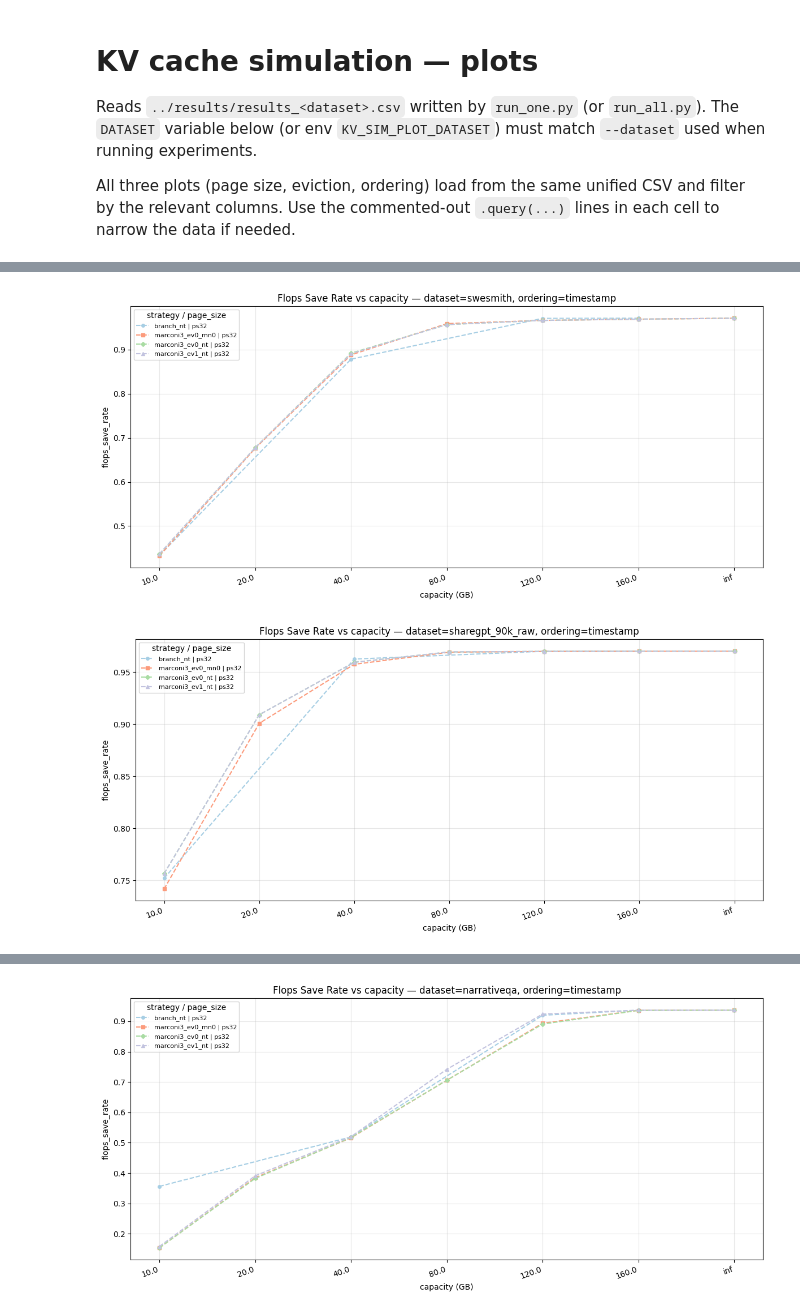
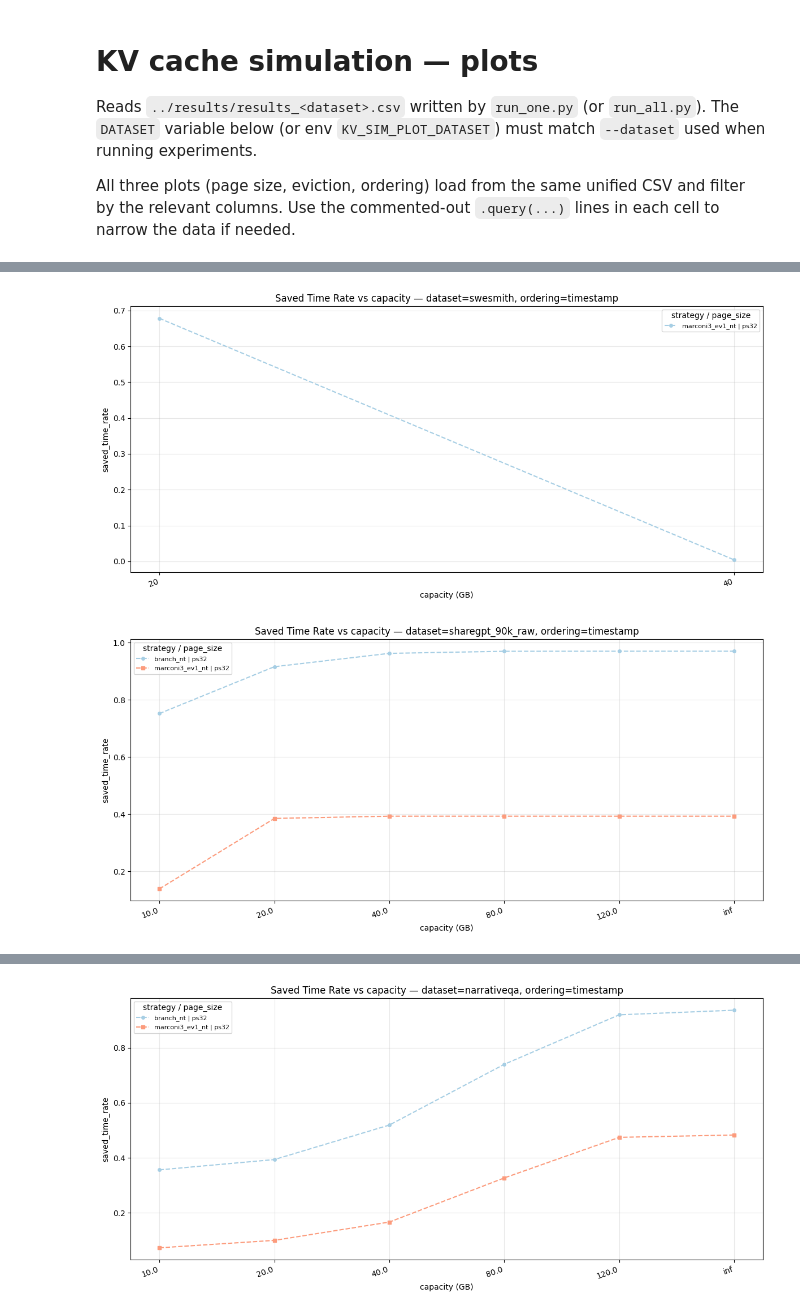
Before and after one commit to howarlii/LLM-prefix-caching-simulator, a Jupyter notebook: analysis/plot_results.ipynb, the cells around one changed output, grey strips where cells are left out. Drawn from its saved outputs; the diff is of its cells as text; code cells hidden in the pictures.

```diff
--- a/analysis/plot_results.ipynb
+++ b/analysis/plot_results.ipynb
@@ -81,7 +81,7 @@ if df_ps is not None and len(df_ps):
                     g = sub[(sub["strategy"] == strat) & (sub["capacity_spec"] == cap)].sort_values("page_size")
                     ax.plot(
                         g["page_size"],
-                        g["page_level_hit_rate"],
+                        g["hbm_token_hit_rate"],
                         "s--",
                         color=strat_cmaps[strat](cap_pos[cap]),
                         label=f"{strat}, cap={cap}",
@@ -110,11 +110,12 @@ def _capacity_rank(s) -> float:
 
 def plot_y_vs_capacity(
     df: pd.DataFrame,
-    y_axis: str = "flops_save_rate",
+    y_axis: str = "flop_save_rate",
     page_sizes: list | None = None,
     strategies: list | None = None,
     ordering: str | None = None,
     capacities: list | None = None,
+    dram_capacity_spec: str | None = None,
 ):
     if df is None or not len(df):
         print("No data to plot.")
@@ -132,6 +133,10 @@ def plot_y_vs_capacity(
         data = data[data["ordering"] == ordering]
     if capacities:
         data = data[data["capacity_spec"].isin(capacities)]
+    if dram_capacity_spec:
+        data = data[data["dram_capacity_spec"] == dram_capacity_spec]
+    if dram_capacity_spec == "":
+        data = data[data["dram_capacity_spec"].isna() | (data["dram_capacity_spec"] == "")]
 
     ds_list = sorted(data["dataset"].dropna().unique())
     if not ds_list:
@@ -171,33 +176,36 @@ def plot_y_vs_capacity(
         ax.set_xticklabels(xlabels, rotation=20, ha="right")
         ax.set_xlabel("capacity (GB)")
         ax.set_ylabel(y_axis)
         ax.legend(title="strategy / page_size", fontsize=8)
         title = f"{y_axis.replace('_', ' ').title()} vs capacity — dataset={ds}"
         if ordering:
             title += f", ordering={ordering}"
         ax.set_title(title)
         ax.grid(True, alpha=0.3)
 
     plt.tight_layout()
     plt.show()
 
 strategies = ['marconi', 'marconi2', 'marconi2_e0_mn0', 'marconi2_e0_mn1', 'marconi2_e1_mn0']
 strategies = ['marconi3_ev0_nt', 'marconi3_ev1_nt', 'marconi3_ev0_mn0', 'branch_nt']
 page_sizes=[32]
 # page_sizes=[256]
 capacities = range(10, 170, 10)
 capacities = [float(x) for x in capacities] + [float("inf")]
+# dram_capacity_spec = float("inf")
+dram_capacity_spec = ""
 
 for ds in ["swesmith", "sharegpt_90k_raw", "narrativeqa", "loogle"]:
     df_cap = load_results_csv(ds)
     plot_y_vs_capacity(
         df_cap,
-        y_axis="flops_save_rate",
+        y_axis="saved_time_rate",
         page_sizes=page_sizes,
         strategies=strategies,
         ordering=ORDERING,
         capacities=capacities,
+        dram_capacity_spec=dram_capacity_spec,
     )
 # %% [output]
-[figure, old version]
+[figure, new version]
-[figure, old version]
+[figure, new version]
@@ -205 +212 @@ Warning: NUM_REQUESTS=5000 exceeds max in data (1494). No filtering applied.
-[figure, old version]
+[figure, new version]
```
Also changed, not shown: parts of 6 cells of this notebook, 22 other files.
